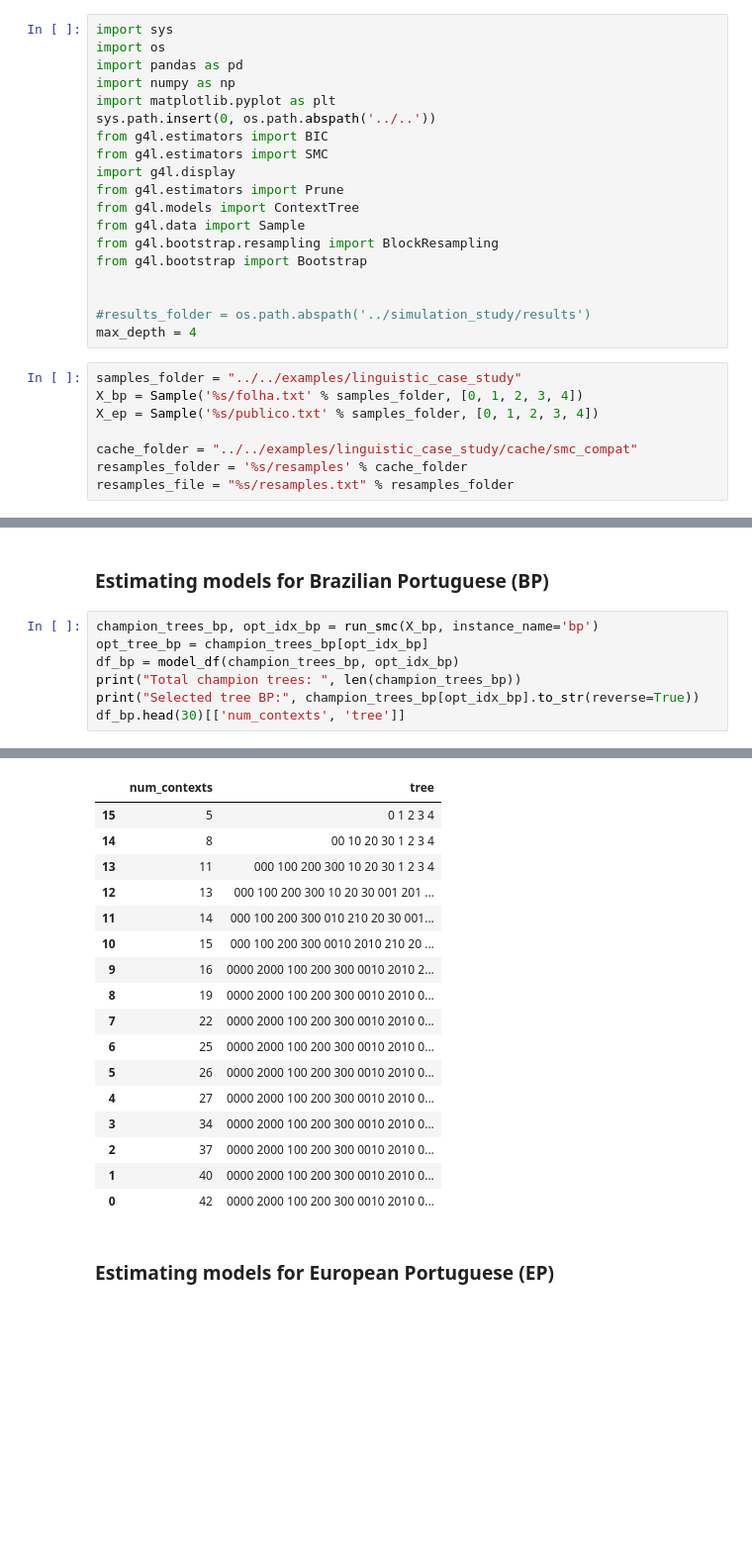
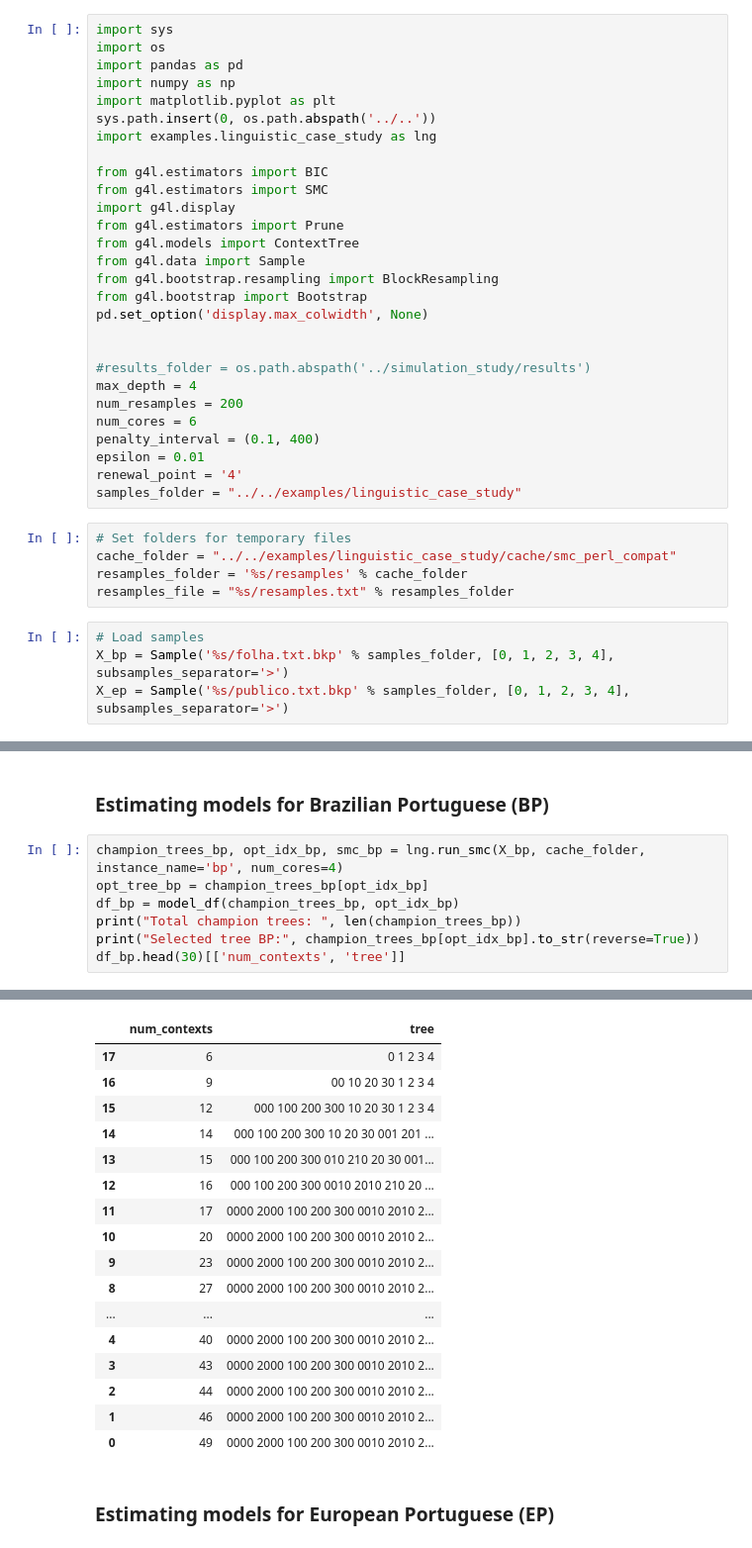
Before and after one commit to neuromat/smallest_maximizer_criterion, a Jupyter notebook: examples/notebooks/4. Linguistic case study.ipynb, the cells around one changed output, grey strips where cells are left out. Shown at 99% size. Drawn from its saved outputs; the diff is of its cells as text; blank space fills up the shorter version.

```diff
--- a/examples/notebooks/4. Linguistic case study.ipynb
+++ b/examples/notebooks/4. Linguistic case study.ipynb
@@ -5,6 +5,8 @@ import pandas as pd
 import numpy as np
 import matplotlib.pyplot as plt
 sys.path.insert(0, os.path.abspath('../..'))
+import examples.linguistic_case_study as lng
+
 from g4l.estimators import BIC
 from g4l.estimators import SMC
 import g4l.display
@@ -13,16 +15,24 @@ from g4l.models import ContextTree
 from g4l.data import Sample
 from g4l.bootstrap.resampling import BlockResampling
 from g4l.bootstrap import Bootstrap
+pd.set_option('display.max_colwidth', None)
 
 
 #results_folder = os.path.abspath('../simulation_study/results')
 max_depth = 4
+num_resamples = 200
+num_cores = 6
+penalty_interval = (0.1, 400)
+epsilon = 0.01
+renewal_point = '4'
+samples_folder = "../../examples/linguistic_case_study"
+# %%
+# Set folders for temporary files
+cache_folder = "../../examples/linguistic_case_study/cache/smc_perl_compat"
+resamples_folder = '%s/resamples' % cache_folder
+resamples_file = "%s/resamples.txt" % resamples_folder
 # %%
-samples_folder = "../../examples/linguistic_case_study"
-X_bp = Sample('%s/folha.txt' % samples_folder, [0, 1, 2, 3, 4])
-X_ep = Sample('%s/publico.txt' % samples_folder, [0, 1, 2, 3, 4])
-
-cache_folder = "../../examples/linguistic_case_study/cache/smc_compat"
-resamples_folder = '%s/resamples' % cache_folder
-resamples_file = "%s/resamples.txt" % resamples_folder
+# Load samples
+X_bp = Sample('%s/folha.txt.bkp' % samples_folder, [0, 1, 2, 3, 4], subsamples_separator='>')
+X_ep = Sample('%s/publico.txt.bkp' % samples_folder, [0, 1, 2, 3, 4], subsamples_separator='>')
 # %%
@@ -64,7 +47,7 @@ def model_df(champion_trees, opt_idx):
 # %% [markdown]
 ### Estimating models for Brazilian Portuguese (BP)
 # %%
-champion_trees_bp, opt_idx_bp = run_smc(X_bp, instance_name='bp')
+champion_trees_bp, opt_idx_bp, smc_bp = lng.run_smc(X_bp, cache_folder, instance_name='bp', num_cores=4)
 opt_tree_bp = champion_trees_bp[opt_idx_bp]
 df_bp = model_df(champion_trees_bp, opt_idx_bp)
 print("Total champion trees: ", len(champion_trees_bp))
@@ -76,21 +59,21 @@ Total champion trees:  16
 Selected tree BP: 0000 2000 100 200 300 0010 2010 210 20 30 001 201 21 2 3 4
 |  | num_contexts | tree |
-| 15 | 5 | 0 1 2 3 4 |
-| 14 | 8 | 00 10 20 30 1 2 3 4 |
-| 13 | 11 | 000 100 200 300 10 20 30 1 2 3 4 |
-| 12 | 13 | 000 100 200 300 10 20 30 001 201 ... |
-| 11 | 14 | 000 100 200 300 010 210 20 30 001... |
-| 10 | 15 | 000 100 200 300 0010 2010 210 20 ... |
-| 9 | 16 | 0000 2000 100 200 300 0010 2010 2... |
-| 8 | 19 | 0000 2000 100 200 300 0010 2010 0... |
-| 7 | 22 | 0000 2000 100 200 300 0010 2010 0... |
-| 6 | 25 | 0000 2000 100 200 300 0010 2010 0... |
-| 5 | 26 | 0000 2000 100 200 300 0010 2010 0... |
-| 4 | 27 | 0000 2000 100 200 300 0010 2010 0... |
-| 3 | 34 | 0000 2000 100 200 300 0010 2010 0... |
-| 2 | 37 | 0000 2000 100 200 300 0010 2010 0... |
-| 1 | 40 | 0000 2000 100 200 300 0010 2010 0... |
-| 0 | 42 | 0000 2000 100 200 300 0010 2010 0... |
+| 17 | 6 | 0 1 2 3 4 |
+| 16 | 9 | 00 10 20 30 1 2 3 4 |
+| 15 | 12 | 000 100 200 300 10 20 30 1 2 3 4 |
+| 14 | 14 | 000 100 200 300 10 20 30 001 201 ... |
+| 13 | 15 | 000 100 200 300 010 210 20 30 001... |
+| 12 | 16 | 000 100 200 300 0010 2010 210 20 ... |
+| 11 | 17 | 0000 2000 100 200 300 0010 2010 2... |
+| 10 | 20 | 0000 2000 100 200 300 0010 2010 2... |
+| 9 | 23 | 0000 2000 100 200 300 0010 2010 2... |
+| 8 | 27 | 0000 2000 100 200 300 0010 2010 2... |
+| ... | ... | ... |
+| 4 | 40 | 0000 2000 100 200 300 0010 2010 2... |
+| 3 | 43 | 0000 2000 100 200 300 0010 2010 2... |
+| 2 | 44 | 0000 2000 100 200 300 0010 2010 2... |
+| 1 | 46 | 0000 2000 100 200 300 0010 2010 2... |
+| 0 | 49 | 0000 2000 100 200 300 0010 2010 2... |
 # %% [markdown]
 ### Estimating models for European Portuguese (EP)
 # %%
```
Also changed, not shown: parts of 8 cells of this notebook, 38 other files.
